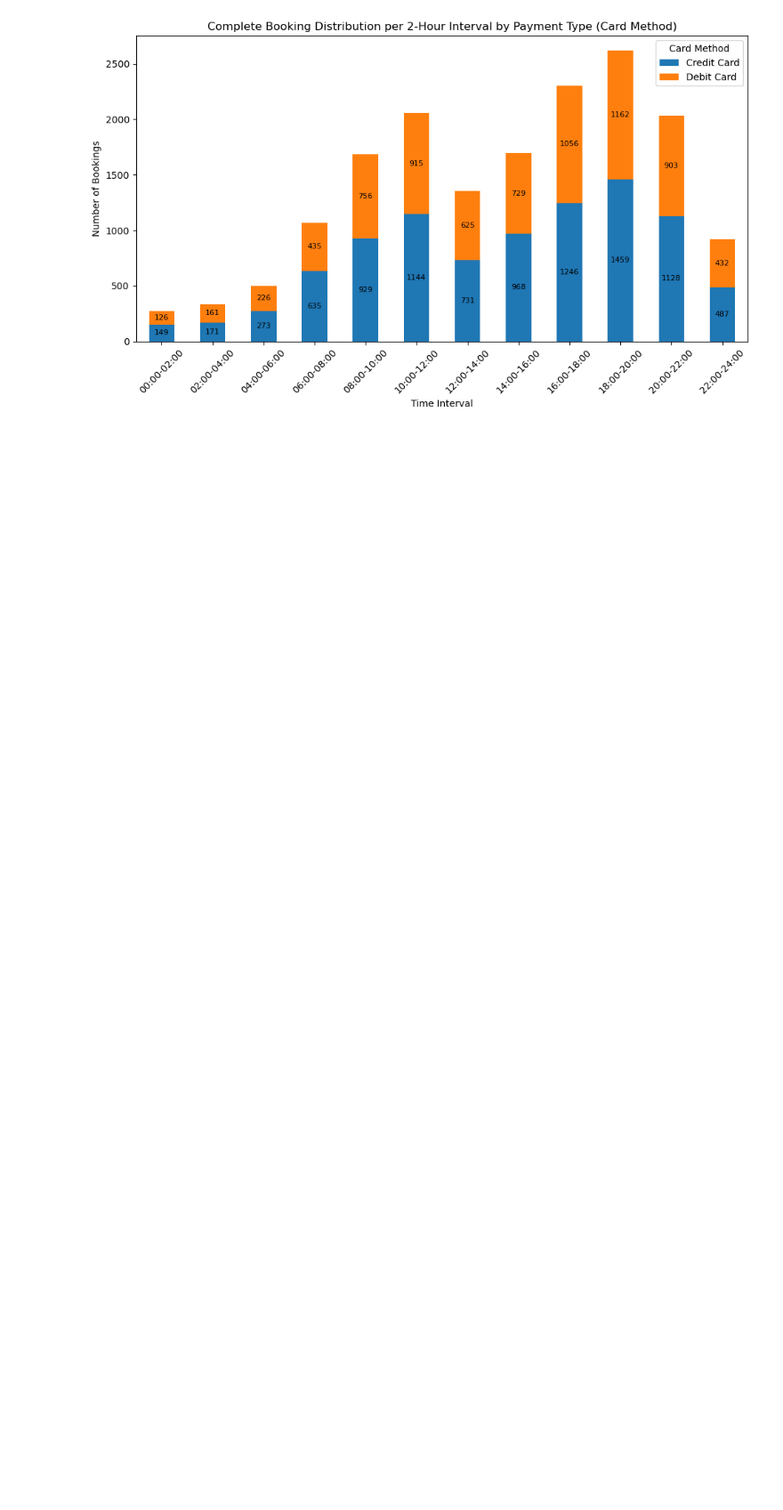
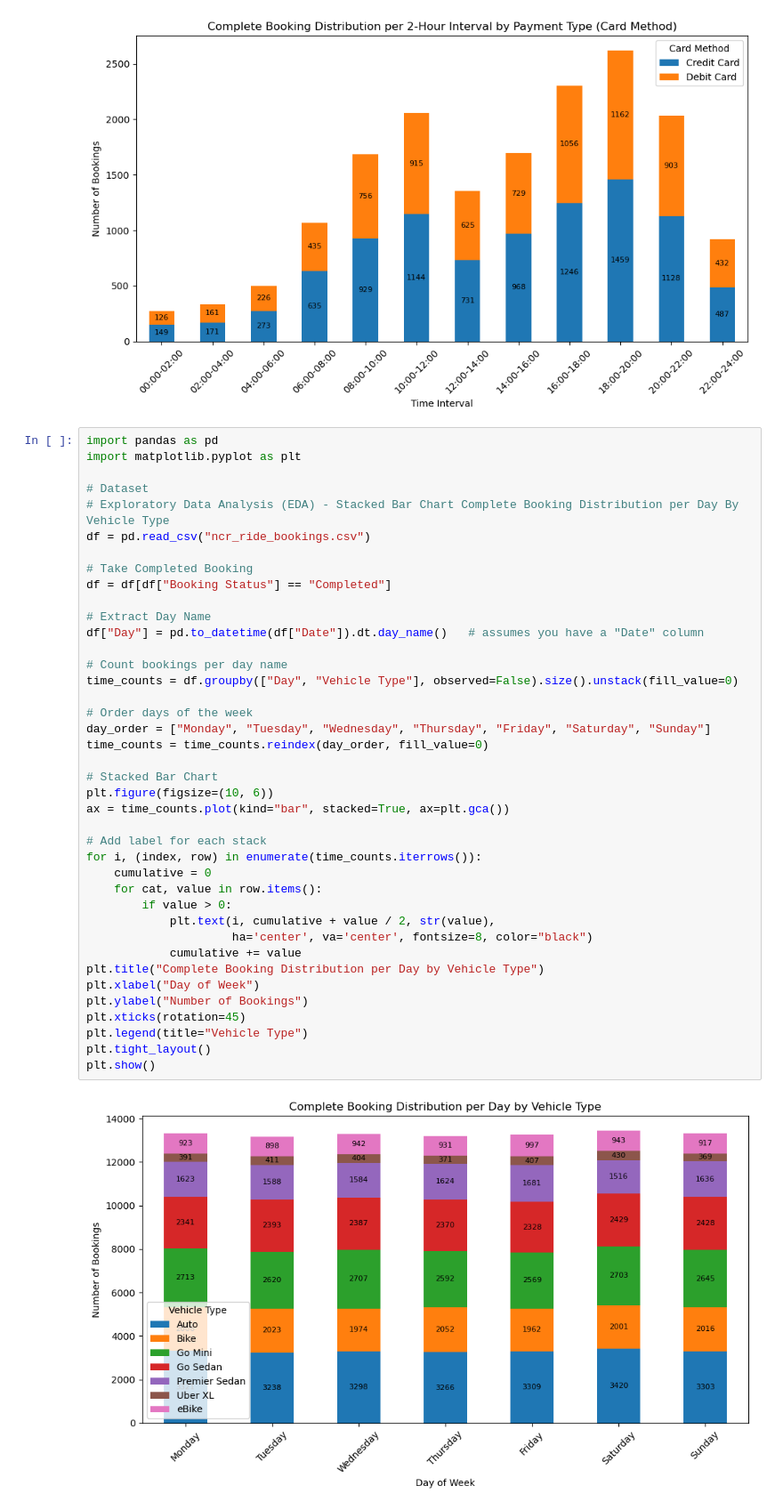
Before and after one commit to FlazeFy2/DS-Uber_Data_Analytics_Dashboard, a Jupyter notebook: exploratory data analysis-bar.ipynb, the cells around one changed output. Shown at 89% size. Cells and saved outputs as stored; diff of their text form; blank space fills up the shorter version.

Commit message:
[DS] Exploratory Data Analysis (EDA) - Stacked Bar Chart Complete Booking Distribution per Day By Vehicle Type

```diff
--- a/exploratory data analysis-bar.ipynb
+++ b/exploratory data analysis-bar.ipynb
@@ -644,3 +644,45 @@ plt.tight_layout()
 plt.show()
 # %% [output]
 [figure]
+# %%
+import pandas as pd
+import matplotlib.pyplot as plt
+
+# Dataset
+# Exploratory Data Analysis (EDA) - Stacked Bar Chart Complete Booking Distribution per Day By Vehicle Type
+df = pd.read_csv("ncr_ride_bookings.csv")
+
+# Take Completed Booking
+df = df[df["Booking Status"] == "Completed"]
+
+# Extract Day Name
+df["Day"] = pd.to_datetime(df["Date"]).dt.day_name()   # assumes you have a "Date" column
+
+# Count bookings per day name
+time_counts = df.groupby(["Day", "Vehicle Type"], observed=False).size().unstack(fill_value=0)
+
+# Order days of the week
+day_order = ["Monday", "Tuesday", "Wednesday", "Thursday", "Friday", "Saturday", "Sunday"]
+time_counts = time_counts.reindex(day_order, fill_value=0)
+
+# Stacked Bar Chart
+plt.figure(figsize=(10, 6))
+ax = time_counts.plot(kind="bar", stacked=True, ax=plt.gca())
+
+# Add label for each stack
+for i, (index, row) in enumerate(time_counts.iterrows()):
+    cumulative = 0
+    for cat, value in row.items():
+        if value > 0:
+            plt.text(i, cumulative + value / 2, str(value),
+                     ha='center', va='center', fontsize=8, color="black")
+            cumulative += value
+plt.title("Complete Booking Distribution per Day by Vehicle Type")
+plt.xlabel("Day of Week")
+plt.ylabel("Number of Bookings")
+plt.xticks(rotation=45)
+plt.legend(title="Vehicle Type")
+plt.tight_layout()
+plt.show()
+# %% [output]
+[figure, added]
```
